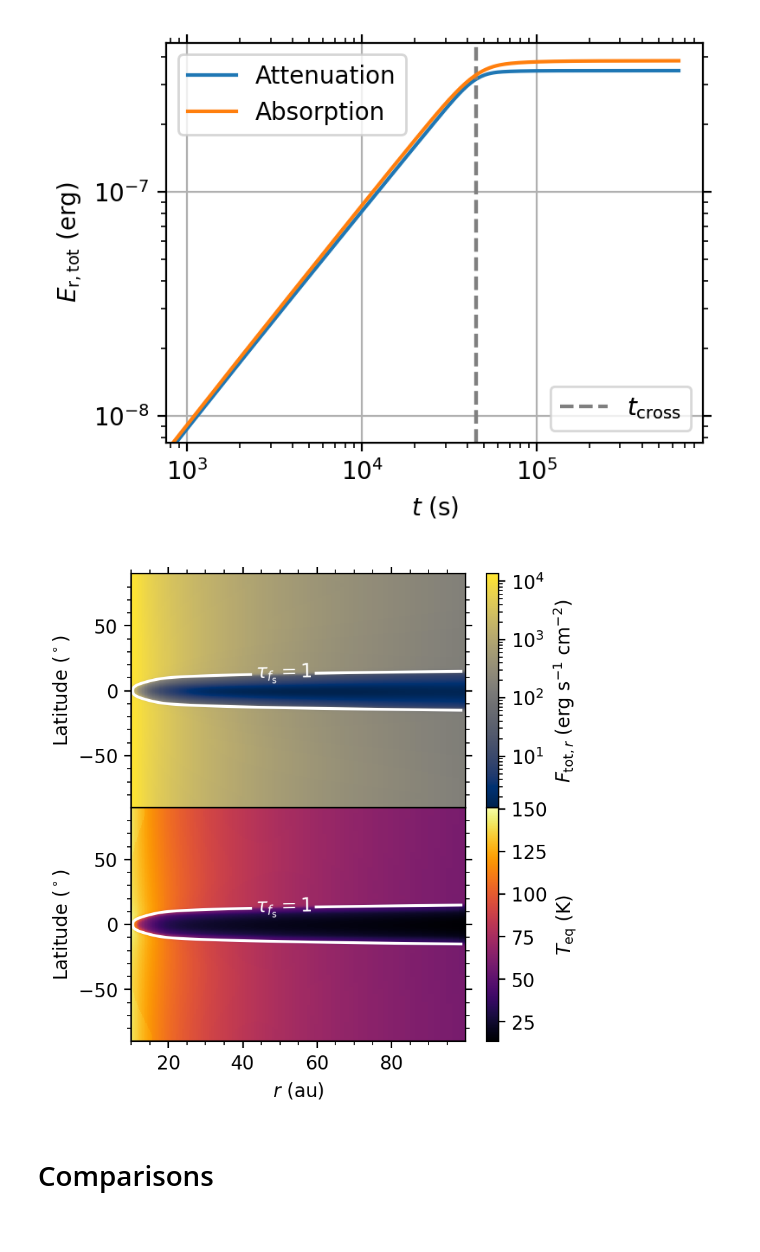
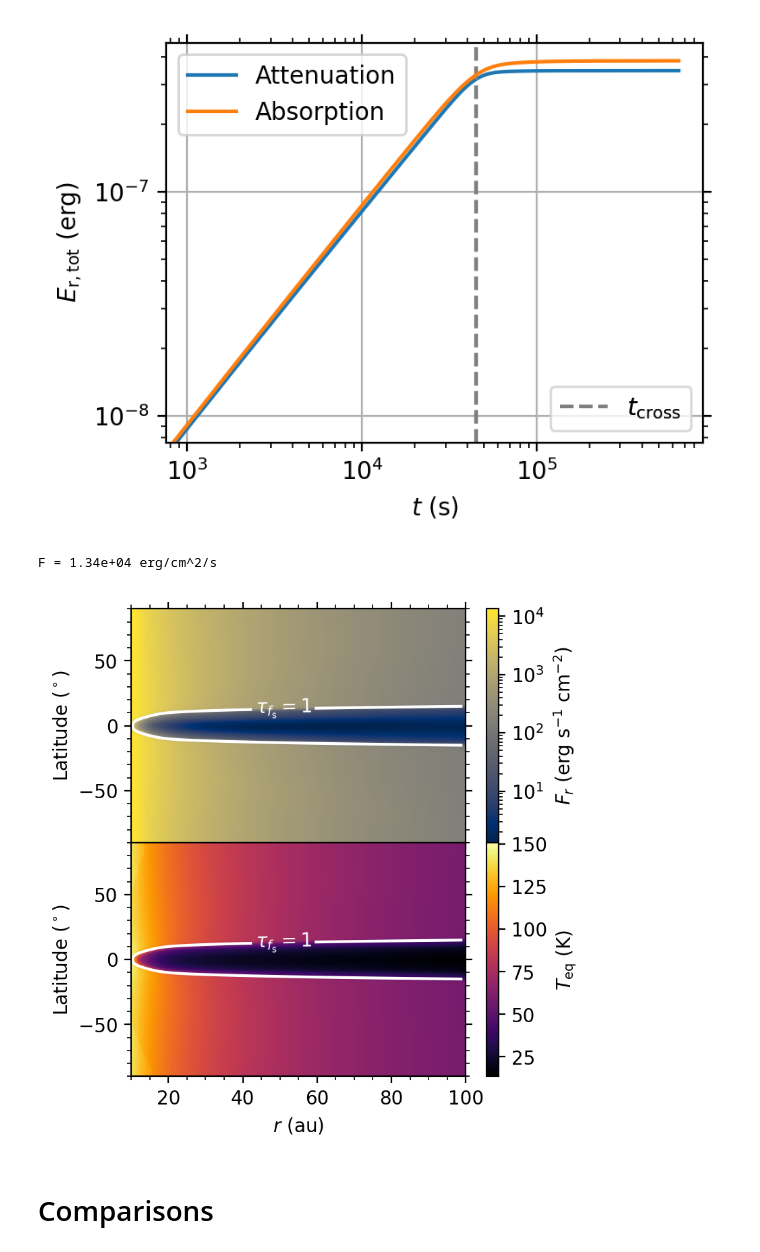
Before and after one commit to sabaronett/rad-hydro, a Jupyter notebook: ipynb/ManuscriptFigures.ipynb, the cells around one changed output. Drawn from its saved outputs; the diff is of its cells as text; code cells hidden in the pictures.

```diff
--- a/ipynb/ManuscriptFigures.ipynb
+++ b/ipynb/ManuscriptFigures.ipynb
@@ -401,8 +405,8 @@ for i in range(nfreq):
 # Plot
 nu_peak = lambda T: 5.879e10*T # Wien's displacement law [Hz/K]
 T_s = athinput['problem']['t_star']*T_unit  # [K]
-T_dmin = 10  # [K]
-T_dmax = 100 # [K]
+T_eq_min = 10  # [K]
+T_eq_max = 100 # [K]
 i_T = 920 # 920 = 5751 K
 fig, axs = plt.subplots(ncols=2, sharey=True, figsize=(8, 3), dpi=200)
 c_handles, ls_handles, soln_handles = [], [], []
@@ -420,16 +424,16 @@ for i in range(nfreq):
     axs[0].plot(temp_table, kappa_sf_table[:, i], color='tab:green', ls=lss[i])
     ls_handles.append(axs[0].plot([], [], color='tab:gray', ls=lss[i],
                       label=f'{i}')[0])
-axs[0].axvline(T_dmax, color='tab:red', ls='dashed')
-axs[0].fill_betweenx(np.logspace(-12, 8, 10), T_dmin, T_dmax,
+axs[0].axvline(T_eq_max, color='tab:red', ls='dashed')
+axs[0].fill_betweenx(np.logspace(-12, 8, 10), T_eq_min, T_eq_max,
                     color='tab:red', ls='dashed', alpha=0.2)
-dnu_T_d = nu_peak(T_dmax) - nu_peak(T_dmin)
-axBnu.plot(opac_freq, GetBnu_table([T_dmin], opac_freq)[0], color='tab:red',
-           ls='dashed', label=r'$B_\nu(T_\mathrm{d})$')
-axBnu.plot(opac_freq, GetBnu_table([T_dmax], opac_freq)[0], color='tab:red',
+dnu_T_d = nu_peak(T_eq_max) - nu_peak(T_eq_min)
+axBnu.plot(opac_freq, GetBnu_table([T_eq_min], opac_freq)[0], color='tab:red',
+           ls='dashed', label=r'$B_\nu(T_\mathrm{eq})$')
+axBnu.plot(opac_freq, GetBnu_table([T_eq_max], opac_freq)[0], color='tab:red',
            ls='dashed')
-axBnu.fill_between(opac_freq, GetBnu_table([T_dmin], opac_freq)[0],
-                   GetBnu_table([T_dmax], opac_freq)[0], color='tab:red',
+axBnu.fill_between(opac_freq, GetBnu_table([T_eq_min], opac_freq)[0],
+                   GetBnu_table([T_eq_max], opac_freq)[0], color='tab:red',
                    ls='dashed', alpha=0.2,)
 axBnu.plot(opac_freq, GetBnu_table([T_s], opac_freq)[0], color='tab:purple',
            ls='dotted', label=r'$B_\nu(T_\mathrm{s})$')
@@ -456,8 +460,8 @@ lambda_peak = c_speed*1e4/nu_peak(T_s)
 print(f'ν_peak(T_s) = {nu_peak(T_s):.2e} Hz = {lambda_peak:.2f} μm')
 
 # Multiple legends
-soln_handles.append(axs[0].axvline(T_dmin, color='tab:red', ls='dashed',
-                    label=r'$T_\mathrm{d}$'))
+soln_handles.append(axs[0].axvline(T_eq_min, color='tab:red', ls='dashed',
+                    label=r'$T_\mathrm{eq}$'))
 soln_handles.append(axs[0].axvline(T_s, color='tab:purple', ls='dotted',
                     label=r'$T_\mathrm{s}$'))
 c_handles.append(axs[0].plot([], [], color='tab:blue',
@@ -488,5 +492,6 @@ axBnu.set(ylabel=r'$B_\nu$ (erg s$^{-1}$ cm$^{-2}$ Hz$^{-1}$ ster$^{-1}$)',
           yscale='log', ylim=(1e-13, 1e-4))#, ylim=(1e-2, 1e10))
 fig.subplots_adjust(wspace=0)
 plt.savefig('figs/opacities.pdf', bbox_inches='tight', pad_inches=0.01)
+plt.savefig('figs/opacities.png', bbox_inches='tight', pad_inches=0.01)
 # %% [output]
 ν_peak(T_s) = 3.40e+14 Hz = 0.88 μm
@@ -951,37 +1014,39 @@ try:
     Fx_field += athdf[key][0]
 except KeyError:
   dtau = athdf['Sigma_a_0'][0]*np.diff(athdf['x1f'])
   Fx_field = athdf['Fr1'][0]
-im0 = axs[0].pcolormesh(athdf['x1v']*L_au, 90-athdf['x2v']*rad2deg,
+im0 = axs[0].pcolormesh(athdf['x1f']*L_au, 90-athdf['x2f']*rad2deg,
                         Fx_field*c_speed*arad*T_unit**4, cmap='cividis',
                         norm=colors.LogNorm())
+print(f'F = {Fx_field[0,0]*c_speed*arad*T_unit**4:.2e} erg/cm^2/s')
 # Temperature field
 T_field = athdf['press'][0]/athdf['rho'][0]
-im1 = axs[1].pcolormesh(athdf['x1v']*L_au, 90-athdf['x2v']*rad2deg,
+im1 = axs[1].pcolormesh(athdf['x1f']*L_au, 90-athdf['x2f']*rad2deg,
                         T_field*T_unit, cmap='inferno')#, norm=colors.LogNorm())
 # tau = 1 surface
 tau_field = np.cumsum(dtau, axis=1)
 
-cbar_F = plt.colorbar(im0, label=r'$F_{\mathrm{tot},r}$ (erg s$^{-1}$ cm$^{-2}$)')
+cbar_F = plt.colorbar(im0, label=r'$F_r$ (erg s$^{-1}$ cm$^{-2}$)')
 cbar_T = plt.colorbar(im1, label=r'$T_\mathrm{eq}$ (K)')
 
 # Format (sub)plots
 for i, ax in enumerate(axs):
   CS = ax.contour(athdf['x1v']*L_au, 90-athdf['x2v']*rad2deg, tau_field, [1, 1e5],
                   colors=['white', 'white'])
   ax.clabel(CS, CS.levels, fmt=fmt)
   ax.minorticks_on()
   ax.set(ylabel=r'Latitude ($^\circ$)')
   ax.tick_params(axis='both', which='both', right=True)
 
 plt.subplots_adjust(hspace=0)
 # axs[0].set(title=rf'Athena++ ($N_f={N_f}$)')
 axs[0].tick_params(axis='both', which='both', top=True)
 axs[1].set(xlabel=r'$r$ (au)')
 plt.savefig('figs/thermal_equilibrium.png', dpi=600, bbox_inches='tight',
             pad_inches=0.01)
 # %% [output]
+F = 1.34e+04 erg/cm^2/s
-[figure, old version]
+[figure, new version]
 # %% [markdown]
 # Comparisons
 # %% [markdown]
```
Also changed, not shown: parts of 10 cells of this notebook.
